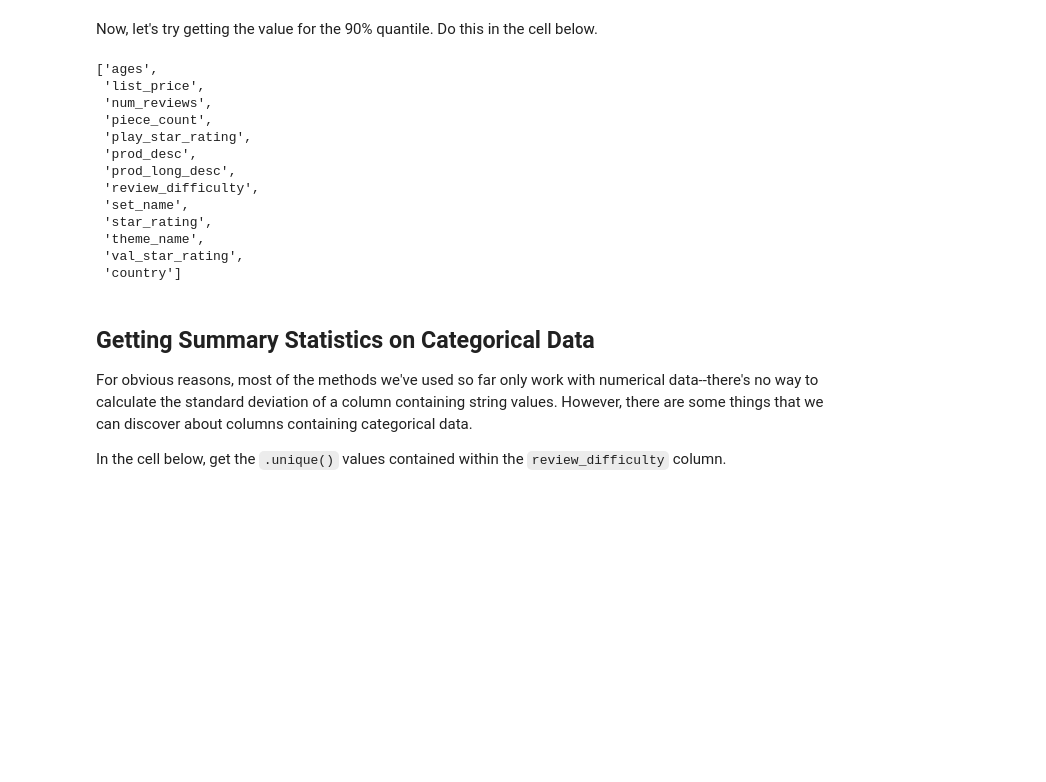
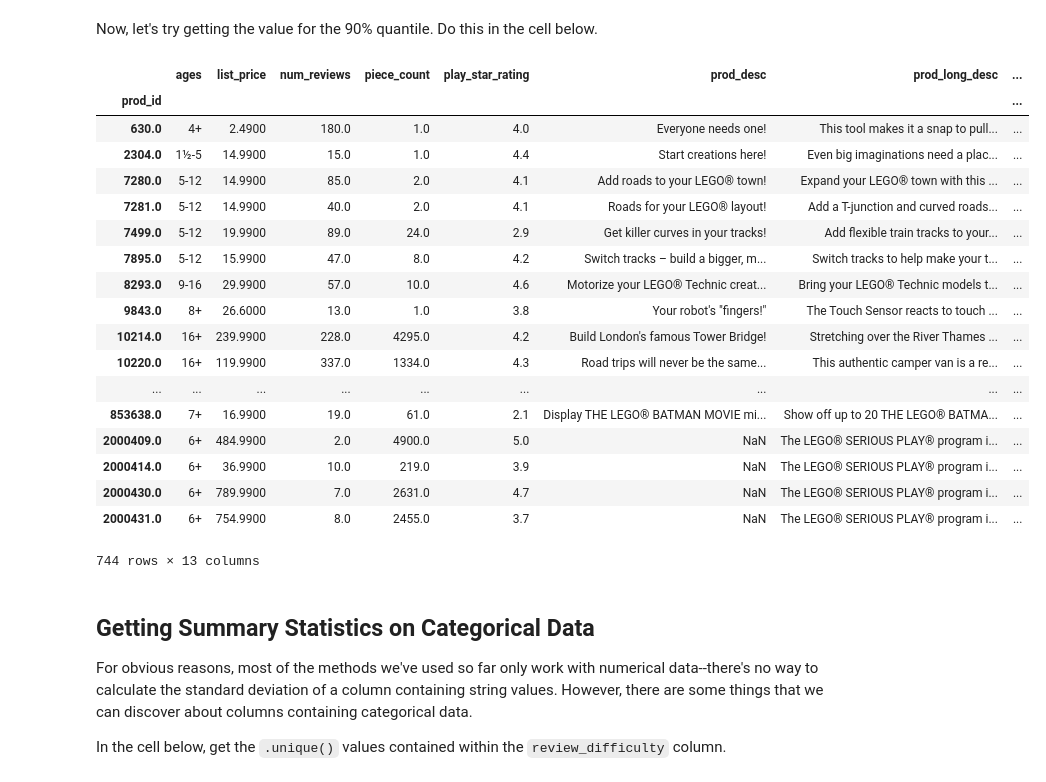
Before and after one commit to bgilroy26/dsc-statistical-methods-in-pandas-lab-nyc-ds-071519, a Jupyter notebook: index.ipynb, the cells around one changed output. Cells and saved outputs as stored; diff of their text form; code cells hidden in the pictures; blank space fills up the shorter version.

```diff
--- a/index.ipynb
+++ b/index.ipynb
@@ -160,22 +160,28 @@ Now, let's try getting the value for the 90% quantile.  Do this in the cell belo
 # %%
 # Your code here
 grouped = df.groupby('prod_id').first()
-lgrouped
+grouped
 #grouped.filter(lambda group: group['piece_count'] >= 917.5)['piece_count'].sum()
 # %% [output]
+|  | ages | list_price | num_reviews | piece_count | play_star_rating | prod_desc | prod_long_desc | ... |
+| prod_id |  |  |  |  |  |  |  | ... |
+| 630.0 | 4+ | 2.4900 | 180.0 | 1.0 | 4.0 | Everyone needs one! | This tool makes it a snap to pull... | ... |
+| 2304.0 | 1½-5 | 14.9900 | 15.0 | 1.0 | 4.4 | Start creations here! | Even big imaginations need a plac... | ... |
+| 7280.0 | 5-12 | 14.9900 | 85.0 | 2.0 | 4.1 | Add roads to your LEGO® town! | Expand your LEGO® town with this ... | ... |
+| 7281.0 | 5-12 | 14.9900 | 40.0 | 2.0 | 4.1 | Roads for your LEGO® layout! | Add a T-junction and curved roads... | ... |
+| 7499.0 | 5-12 | 19.9900 | 89.0 | 24.0 | 2.9 | Get killer curves in your tracks! | Add flexible train tracks to your... | ... |
+| 7895.0 | 5-12 | 15.9900 | 47.0 | 8.0 | 4.2 | Switch tracks – build a bigger, m... | Switch tracks to help make your t... | ... |
+| 8293.0 | 9-16 | 29.9900 | 57.0 | 10.0 | 4.6 | Motorize your LEGO® Technic creat... | Bring your LEGO® Technic models t... | ... |
+| 9843.0 | 8+ | 26.6000 | 13.0 | 1.0 | 3.8 | Your robot's "fingers!" | The Touch Sensor reacts to touch ... | ... |
+| 10214.0 | 16+ | 239.9900 | 228.0 | 4295.0 | 4.2 | Build London's famous Tower Bridge! | Stretching over the River Thames ... | ... |
+| 10220.0 | 16+ | 119.9900 | 337.0 | 1334.0 | 4.3 | Road trips will never be the same... | This authentic camper van is a re... | ... |
+| ... | ... | ... | ... | ... | ... | ... | ... | ... |
+| 853638.0 | 7+ | 16.9900 | 19.0 | 61.0 | 2.1 | Display THE LEGO® BATMAN MOVIE mi... | Show off up to 20 THE LEGO® BATMA... | ... |
+| 2000409.0 | 6+ | 484.9900 | 2.0 | 4900.0 | 5.0 | NaN | The LEGO® SERIOUS PLAY® program i... | ... |
+| 2000414.0 | 6+ | 36.9900 | 10.0 | 219.0 | 3.9 | NaN | The LEGO® SERIOUS PLAY® program i... | ... |
+| 2000430.0 | 6+ | 789.9900 | 7.0 | 2631.0 | 4.7 | NaN | The LEGO® SERIOUS PLAY® program i... | ... |
+| 2000431.0 | 6+ | 754.9900 | 8.0 | 2455.0 | 3.7 | NaN | The LEGO® SERIOUS PLAY® program i... | ... |
-['ages',
- 'list_price',
- 'num_reviews',
- 'piece_count',
- 'play_star_rating',
- 'prod_desc',
- 'prod_long_desc',
- 'review_difficulty',
- 'set_name',
- 'star_rating',
- 'theme_name',
- 'val_star_rating',
- 'country']
+744 rows × 13 columns
 # %% [markdown]
 ## Getting Summary Statistics on Categorical Data
 
```
